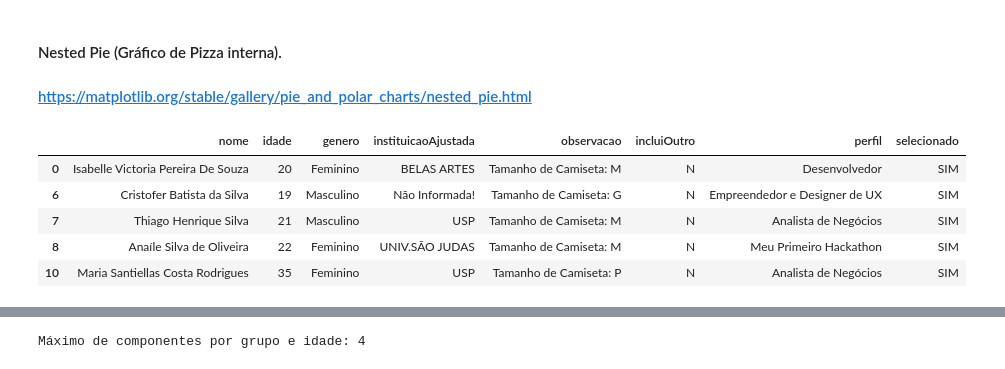
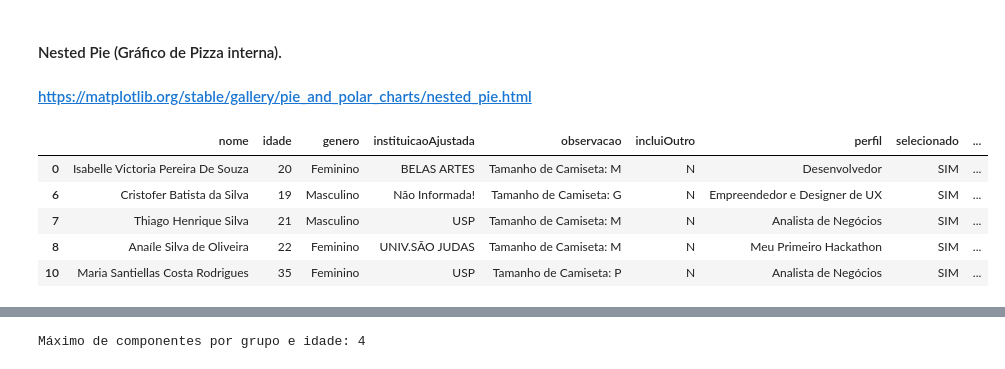
Before and after one commit to jmsimao/DCTI-Hackathon-2024, a Jupyter notebook: Hackathon 2024 - Inscritos.ipynb, the cells around one changed output, grey strips where cells are left out. Saved outputs shown, nothing was run; the diff lists cells and outputs as text; code cells hidden in the pictures.

```diff
--- a/Hackathon 2024 - Inscritos.ipynb
+++ b/Hackathon 2024 - Inscritos.ipynb
@@ -150,6 +160,9 @@ def dataNascAjustada(pDataNascimento : str, éIdade : bool = False):
         diferencaData=(datetime.today()-dtNasc)
         dias=diferencaData.days
         anos, dias = divmod(dias, 365)
+        # Ano negativo!
+        if (anos<0):
+            anos=0
         dtRef=anos
     else:
         dtRef=dtNasc.strftime('%d/%m/%Y %H:%M:%S')
@@ -969,14 +983,15 @@ geraHTML(insHtml,
 #### https://matplotlib.org/stable/gallery/pie_and_polar_charts/nested_pie.html
 # %%
 insGrafico=ins[(ins['selecionado2']=='SIM')][['nome','idade','genero','instituicaoAjustada','observacao','incluiOutro','perfil','selecionado']]
+insGrafico=ins[['nome','idade','genero','instituicaoAjustada','observacao','incluiOutro','perfil','selecionado','selecionado2']]
 insGrafico.head()
 # %% [output]
-|  | nome | idade | genero | instituicaoAjustada | observacao | incluiOutro | perfil | selecionado |
-| 0 | Isabelle Victoria Pereira De Souza | 20 | Feminino | BELAS ARTES | Tamanho de Camiseta: M | N | Desenvolvedor | SIM |
-| 6 | Cristofer Batista da Silva | 19 | Masculino | Não Informada! | Tamanho de Camiseta: G | N | Empreendedor e Designer de UX | SIM |
-| 7 | Thiago Henrique Silva | 21 | Masculino | USP | Tamanho de Camiseta: M | N | Analista de Negócios | SIM |
-| 8 | Anaíle Silva de Oliveira | 22 | Feminino | UNIV.SÃO JUDAS | Tamanho de Camiseta: M | N | Meu Primeiro Hackathon | SIM |
-| 10 | Maria Santiellas Costa Rodrigues | 35 | Feminino | USP | Tamanho de Camiseta: P | N | Analista de Negócios | SIM |
+|  | nome | idade | genero | instituicaoAjustada | observacao | incluiOutro | perfil | selecionado | ... |
+| 0 | Isabelle Victoria Pereira De Souza | 20 | Feminino | BELAS ARTES | Tamanho de Camiseta: M | N | Desenvolvedor | SIM | ... |
+| 6 | Cristofer Batista da Silva | 19 | Masculino | Não Informada! | Tamanho de Camiseta: G | N | Empreendedor e Designer de UX | SIM | ... |
+| 7 | Thiago Henrique Silva | 21 | Masculino | USP | Tamanho de Camiseta: M | N | Analista de Negócios | SIM | ... |
+| 8 | Anaíle Silva de Oliveira | 22 | Feminino | UNIV.SÃO JUDAS | Tamanho de Camiseta: M | N | Meu Primeiro Hackathon | SIM | ... |
+| 10 | Maria Santiellas Costa Rodrigues | 35 | Feminino | USP | Tamanho de Camiseta: P | N | Analista de Negócios | SIM | ... |
 # %%
 ## Fase 1 - Filtrar os dados.
 colecao=insGrafico[(insGrafico['incluiOutro']!='N')][['incluiOutro','idade']]
```
Also changed, not shown: parts of 8 cells of this notebook, 19 other files.
